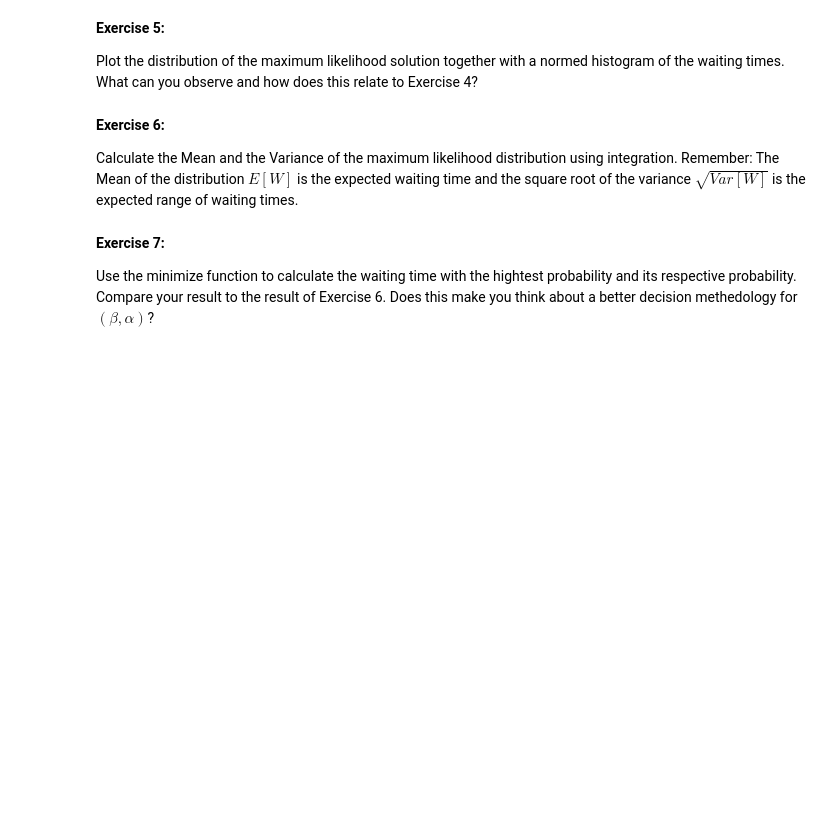
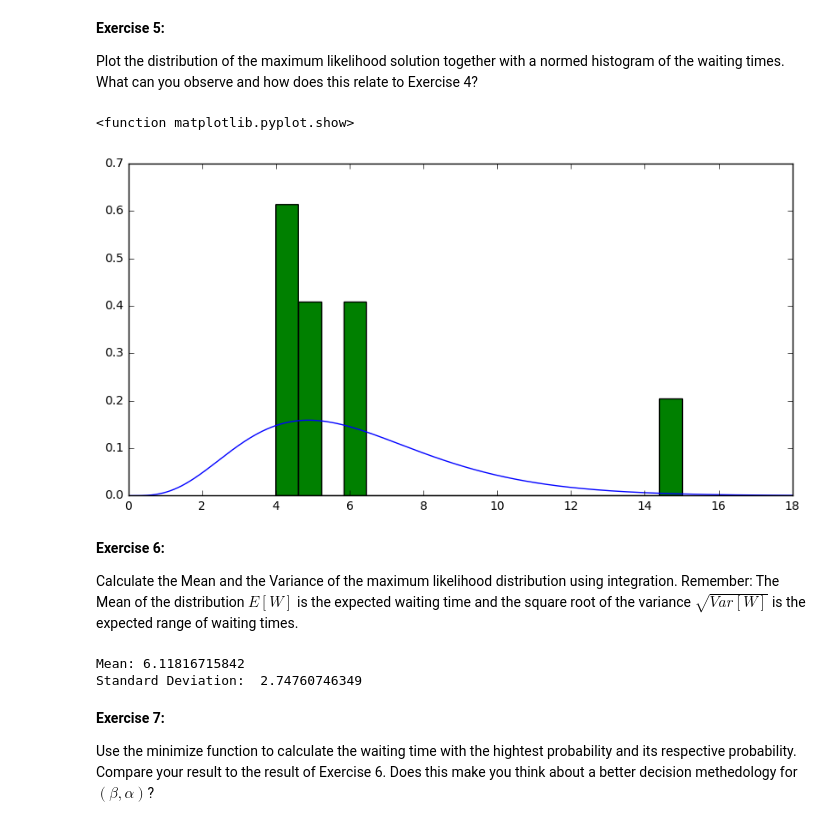
Before and after one commit to ddemoray/GA-DSI-projects, a Jupyter notebook: projects-weekly/project-03/Starter Code/Intro to Probability Part 2 Lab Starter Code.ipynb, the cells around one changed output. Saved outputs shown, nothing was run; the diff lists cells and outputs as text; code cells hidden in the pictures; blank space fills up the shorter version.

```diff
--- a/projects-weekly/project-03/Starter Code/Intro to Probability Part 2 Lab Starter Code.ipynb
+++ b/projects-weekly/project-03/Starter Code/Intro to Probability Part 2 Lab Starter Code.ipynb
@@ -87,0 +123,24 @@ array([  3.81643776e-05,   2.85728351e-05])
+# %%
+#http://stackoverflow.com/questions/17814169/maximize-a-function-with-many-parameters-python
+#^^maximize of minimize is -1*function
+
+from scipy.optimize import minimize
+
+#left code the same from above, but inserted vectorized function from
+#previous exercise.  Using stack overflow determined maximize is -1*function
+#attempted to use this multiple times by applying this to funx
+#no error generated when applied to 'pdf_v'
+#rewrite pdf function with x, x[0], x[1] rather than beta, alpha variables.
+#as function does not take multiple variables
+
+funx = lambda x: -1*pdf_v(x[0], x[1])
+#inserted alpha, beta values from visual approximation above.
+#assumed we were to set initial point x0 around nearest approximation.
+x0 = [5,1]
+funxMin = minimize(funx, x0, method = 'Nelder-Mead')
+funxMin.x
+
+realAlpha = funxMin.x[0]
+realBeta = funxMin.x[1]
+print "Alpha", (funxMin.x[0])
+print "Beta", (funxMin.x[1])
@@ -98,10 +167,38 @@ Now that we have our maximum likelihood solution we can take a step back and thi
 **Exercise 5:**
 
 Plot the distribution of the maximum likelihood solution together with a normed histogram of the waiting times. What can you observe and how does this relate to Exercise 4?
+# %%
+#copied gamma distribution from exercise 1:
+Gamma = lambda alpha, beta: lambda x: beta**alpha/gamma(alpha)*x**(alpha-1)*np.exp(-beta*x)
+#define x values for distribution
+X = np.arange(-1,18,0.01)
+fig, ax = plt.subplots(1,1,figsize=(10,5))
+ax.plot(X,Gamma(realAlpha, realBeta)(X))
+#^plot distribution with values solved for above. Adjusted X values to show
+#full distribution,
+ax.hist([x[0] for x in waiting_time], normed = 1, bins = 18)
+plt.show
+# %% [output]
+<function matplotlib.pyplot.show>
+[figure, added]
 # %% [markdown]
 **Exercise 6:**
 
 Calculate the Mean and the Variance of the maximum likelihood distribution using integration. Remember: The Mean of the distribution $E[W]$ is the expected waiting time and the square root of the variance $\sqrt{Var[W]}$ is the expected range of waiting times.
+# %%
+# subtituted values of alpha and beta from above exercise into equation
+realGamma = lambda x: realBeta**realAlpha/gamma(realAlpha)*x**(realAlpha-1)*np.exp(-realBeta*x)
+
+#E[W] = average from 0 to infinity
+Mean = integrate.quad(lambda x: realGamma(x)*x, 0, np.inf)[0]
+print 'Mean:', Mean
+
+Variance = integrate.quad(lambda x: realGamma(x)*(x**2), 0, np.inf)[0] - (Mean**2)
+StdDev = np.sqrt(Variance)
+print 'Standard Deviation: ', StdDev
+# %% [output]
+Mean: 6.11816715842
+Standard Deviation:  2.74760746349
 # %% [markdown]
 **Exercise 7:**
 
```
Also changed, not shown: parts of 10 cells of this notebook, 3 other files.
